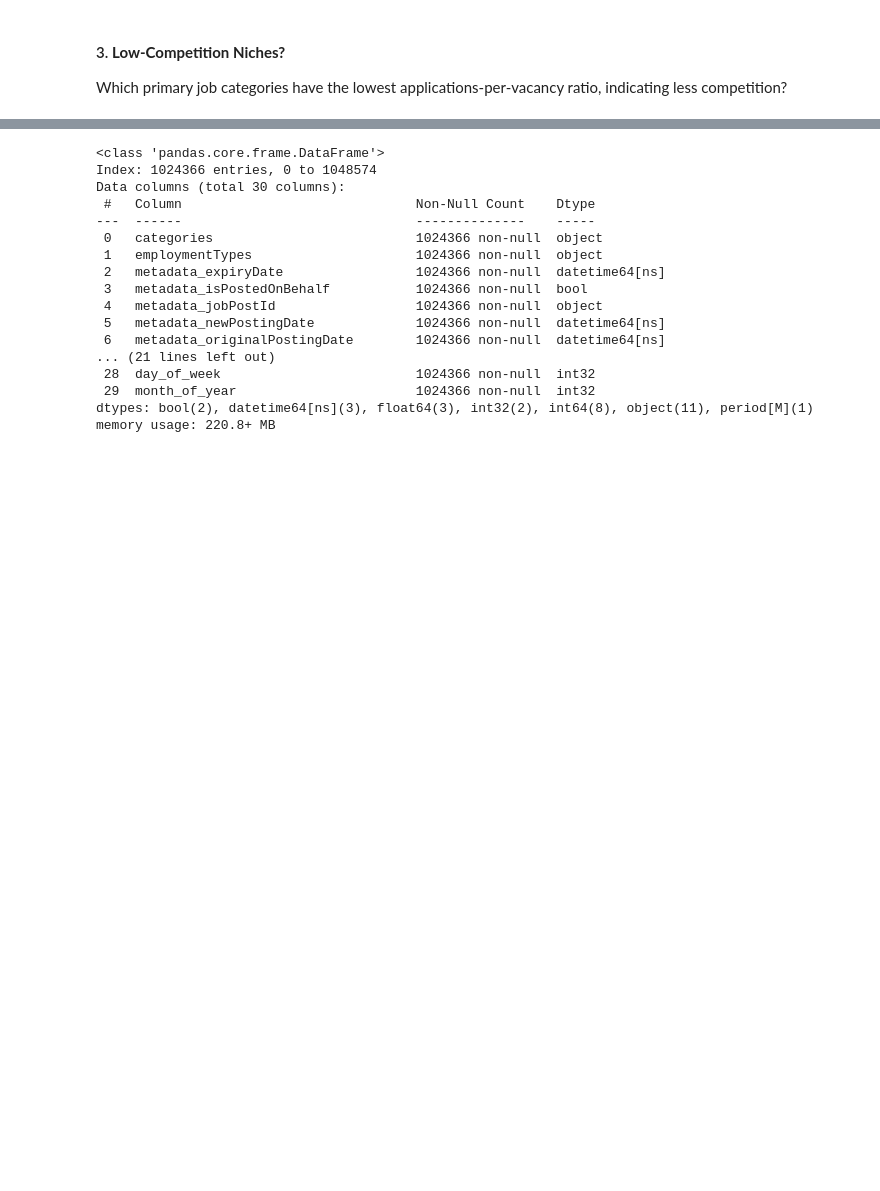
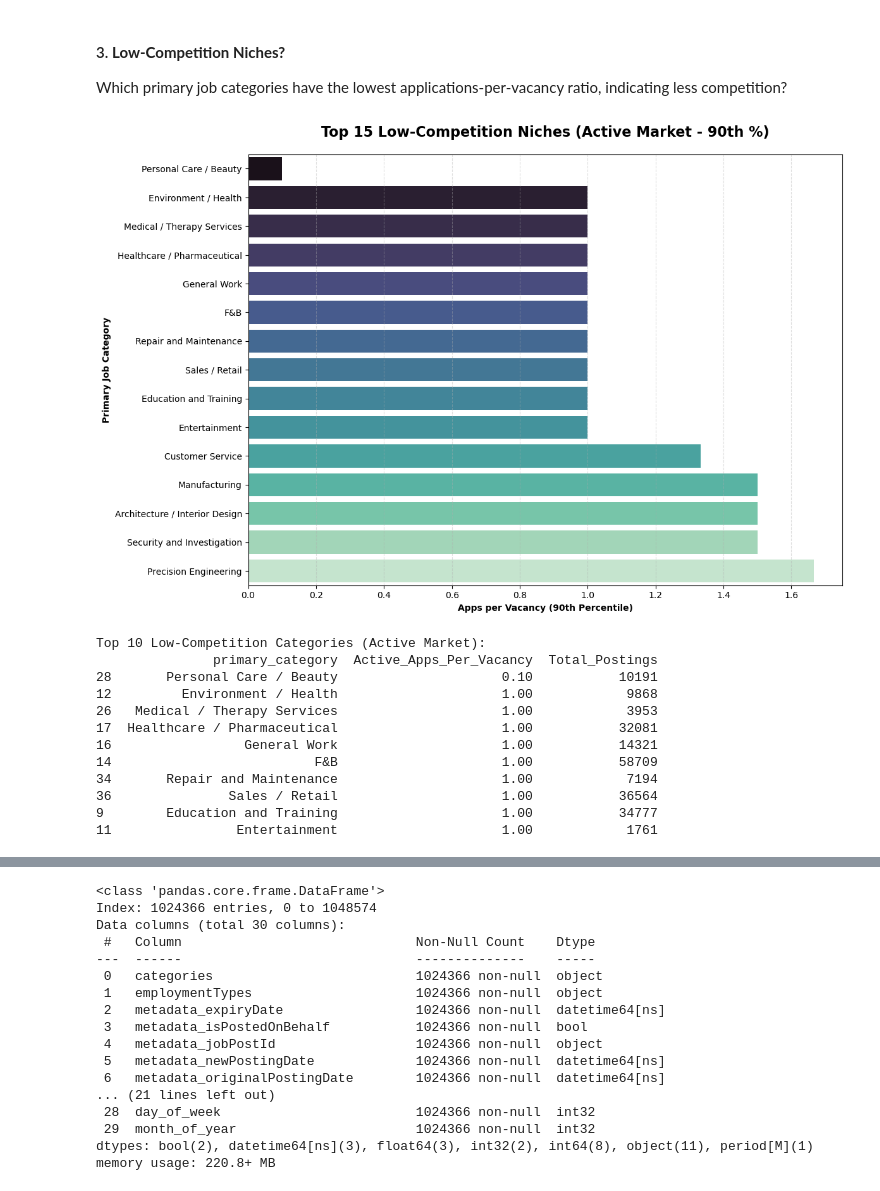
Before and after one commit to zeroonyx/6m-data-1-groupproject, a Jupyter notebook: personaD.ipynb, the cells around one changed output, grey strips where cells are left out. Cells and saved outputs as stored; diff of their text form; code cells hidden in the pictures; blank space fills up the shorter version.

```diff
--- a/personaD.ipynb
+++ b/personaD.ipynb
@@ -1188,3 +1524,55 @@ Do certain keywords in job titles (e.g. Senior, Junior, Lead) correlate with hig
 #### 3. **Low-Competition Niches?**
 
 Which primary job categories have the lowest applications-per-vacancy ratio, indicating less competition?
+# %%
+# 1. Calculate Competition Ratio per job post
+df_clean['comp_ratio'] = df_clean['metadata_totalNumberJobApplication'] / df_clean['numberOfVacancies'].replace(0, 1)
+
+# 2. Aggregate by Primary Category
+# Using the 75th percentile to capture the "Active" market
+niche_analysis = df_clean.groupby('primary_category').agg(
+    Active_Apps_Per_Vacancy=('comp_ratio', lambda x: x.quantile(0.9)),
+    Total_Postings=('primary_category', 'count'),
+    Total_Vacancies=('numberOfVacancies', 'sum')
+).reset_index()
+
+# 3. Filter for Market Relevance
+# FIXED: Sorting by 'Active_Apps_Per_Vacancy' to match the column name above
+niche_market = niche_analysis[niche_analysis['Total_Postings'] > 50].sort_values('Active_Apps_Per_Vacancy')
+
+# 4. Visualization
+plt.figure(figsize=(12, 8))
+
+sns.barplot(
+    data=niche_market.head(15),
+    x='Active_Apps_Per_Vacancy',
+    y='primary_category',
+    palette='mako'
+)
+
+# 5. Styling
+plt.title('Top 15 Low-Competition Niches (Active Market - 90th %)', fontweight='bold', fontsize=16, pad=20)
+plt.xlabel('Apps per Vacancy (90th Percentile)', fontweight='bold')
+plt.ylabel('Primary Job Category', fontweight='bold')
+plt.grid(axis='x', linestyle='--', alpha=0.4)
+
+plt.tight_layout()
+plt.show()
+
+# 6. Summary Output
+print("Top 10 Low-Competition Categories (Active Market):")
+print(niche_market[['primary_category', 'Active_Apps_Per_Vacancy', 'Total_Postings']].head(10))
+# %% [output]
+[figure, added]
+Top 10 Low-Competition Categories (Active Market):
+               primary_category  Active_Apps_Per_Vacancy  Total_Postings
+28       Personal Care / Beauty                     0.10           10191
+12         Environment / Health                     1.00            9868
+26   Medical / Therapy Services                     1.00            3953
+17  Healthcare / Pharmaceutical                     1.00           32081
+16                 General Work                     1.00           14321
+14                          F&B                     1.00           58709
+34       Repair and Maintenance                     1.00            7194
+36               Sales / Retail                     1.00           36564
+9        Education and Training                     1.00           34777
+11                Entertainment                     1.00            1761
```
Also changed, not shown: parts of 9 cells of this notebook.
